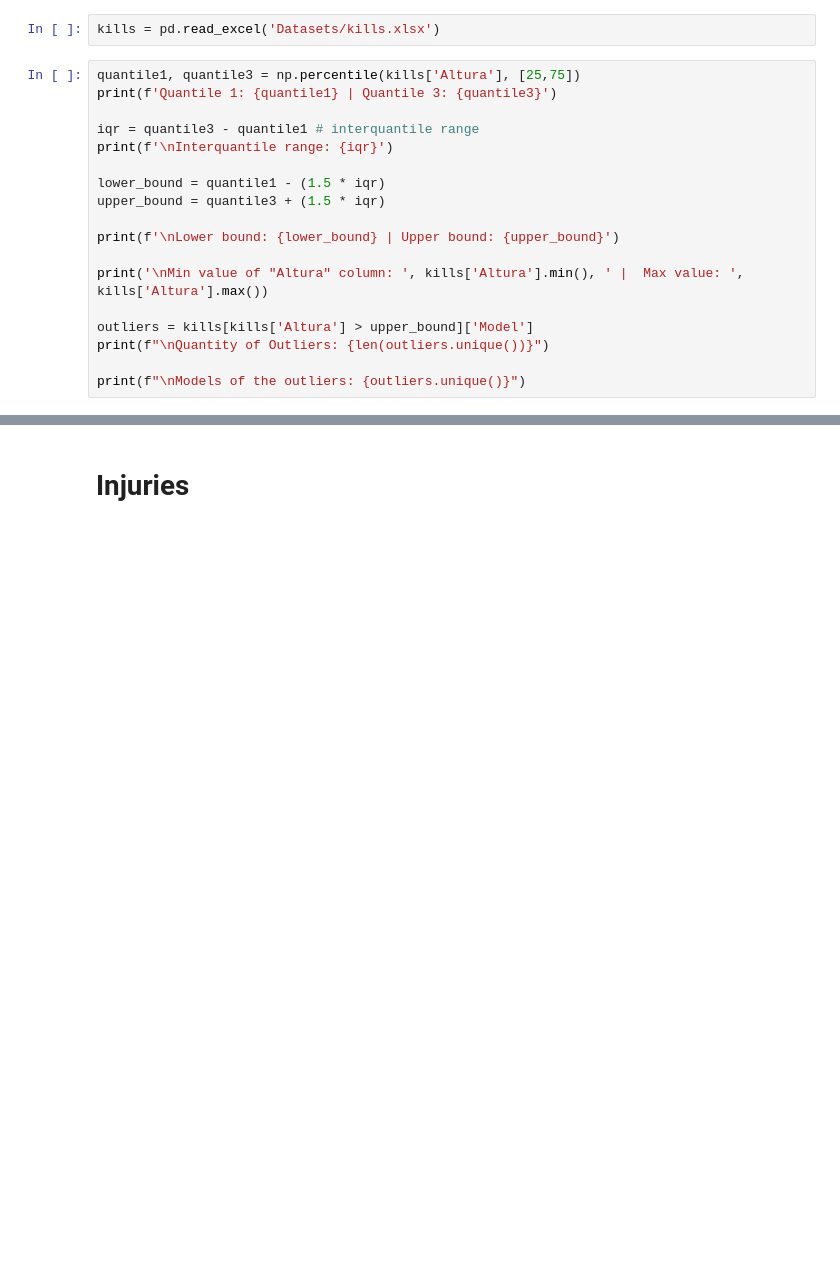
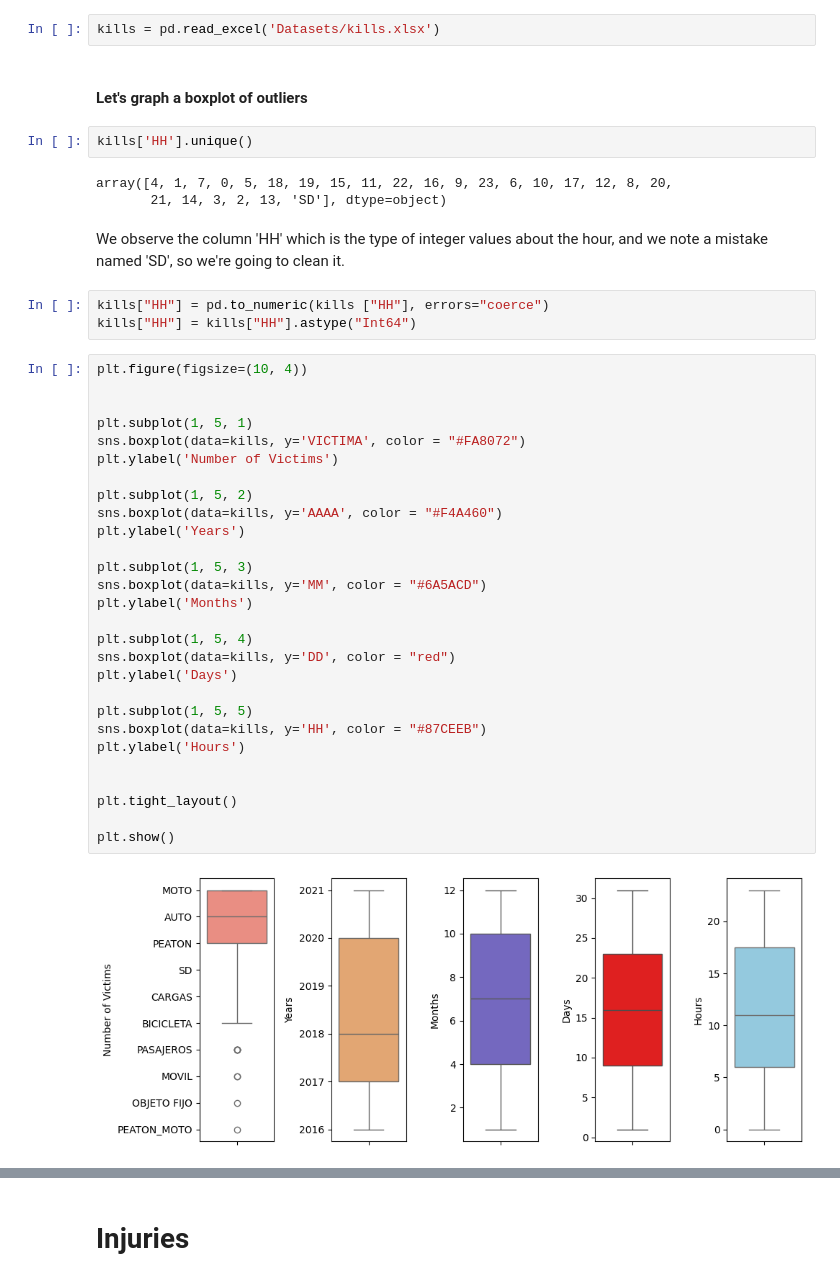
Before and after one commit to Jhonisnotreal/CrashChronicles, a Jupyter notebook: EDA.ipynb, the cells around one changed output, grey strips where cells are left out. Drawn from its saved outputs; the diff is of its cells as text; blank space fills up the shorter version.

```diff
--- a/EDA.ipynb
+++ b/EDA.ipynb
@@ -249,21 +197,45 @@ plt.show()
 ## Outliers
 # %%
 kills = pd.read_excel('Datasets/kills.xlsx')
-# %%
-quantile1, quantile3 = np.percentile(kills['Altura'], [25,75])
-print(f'Quantile 1: {quantile1} | Quantile 3: {quantile3}')
-
-iqr = quantile3 - quantile1 # interquantile range
-print(f'\nInterquantile range: {iqr}')
-
-lower_bound = quantile1 - (1.5 * iqr)
-upper_bound = quantile3 + (1.5 * iqr)
-
-print(f'\nLower bound: {lower_bound} | Upper bound: {upper_bound}')
-
-print('\nMin value of "Altura" column: ', kills['Altura'].min(), ' |  Max value: ', kills['Altura'].max())
-
-outliers = kills[kills['Altura'] > upper_bound]['Model']
-print(f"\nQuantity of Outliers: {len(outliers.unique())}")
-
-print(f"\nModels of the outliers: {outliers.unique()}")
+# %% [markdown]
+#### Let's graph a boxplot of outliers
+# %%
+kills['HH'].unique()
+# %% [output]
+array([4, 1, 7, 0, 5, 18, 19, 15, 11, 22, 16, 9, 23, 6, 10, 17, 12, 8, 20,
+       21, 14, 3, 2, 13, 'SD'], dtype=object)
+# %% [markdown]
+We observe the column 'HH' which is the type of integer values about the hour, and we note a mistake named 'SD', so we're going to clean it.
+# %%
+kills["HH"] = pd.to_numeric(kills ["HH"], errors="coerce")
+kills["HH"] = kills["HH"].astype("Int64")
+# %%
+plt.figure(figsize=(10, 4))
+
+
+plt.subplot(1, 5, 1)
+sns.boxplot(data=kills, y='VICTIMA', color = "#FA8072")
+plt.ylabel('Number of Victims')
+
+plt.subplot(1, 5, 2)
+sns.boxplot(data=kills, y='AAAA', color = "#F4A460")
+plt.ylabel('Years')
+
+plt.subplot(1, 5, 3)
+sns.boxplot(data=kills, y='MM', color = "#6A5ACD")
+plt.ylabel('Months')
+
+plt.subplot(1, 5, 4)
+sns.boxplot(data=kills, y='DD', color = "red")
+plt.ylabel('Days')
+
+plt.subplot(1, 5, 5)
+sns.boxplot(data=kills, y='HH', color = "#87CEEB")
+plt.ylabel('Hours')
+
+
+plt.tight_layout()
+
+plt.show()
+# %% [output]
+[figure, added]
```
Also changed, not shown: parts of 62 cells of this notebook, 1 other file.
